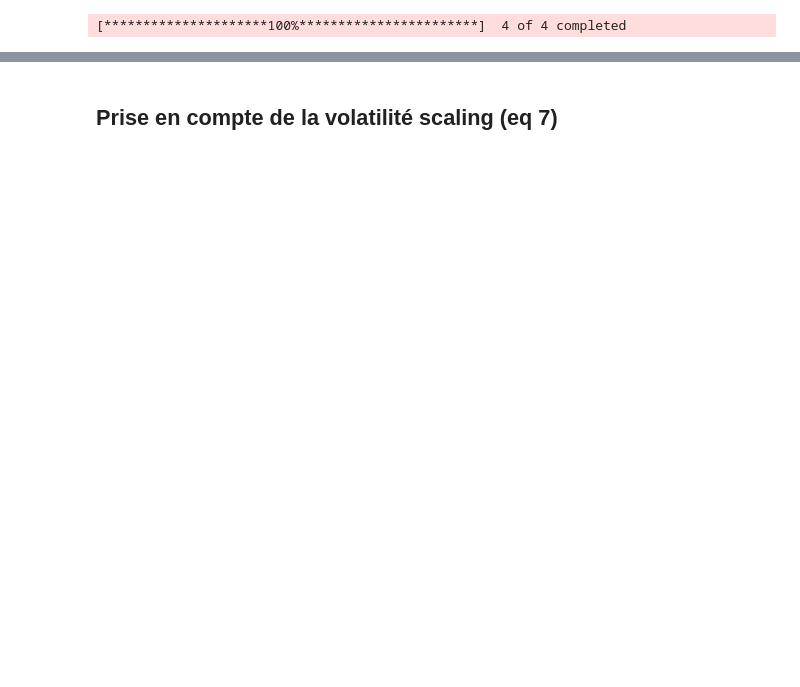
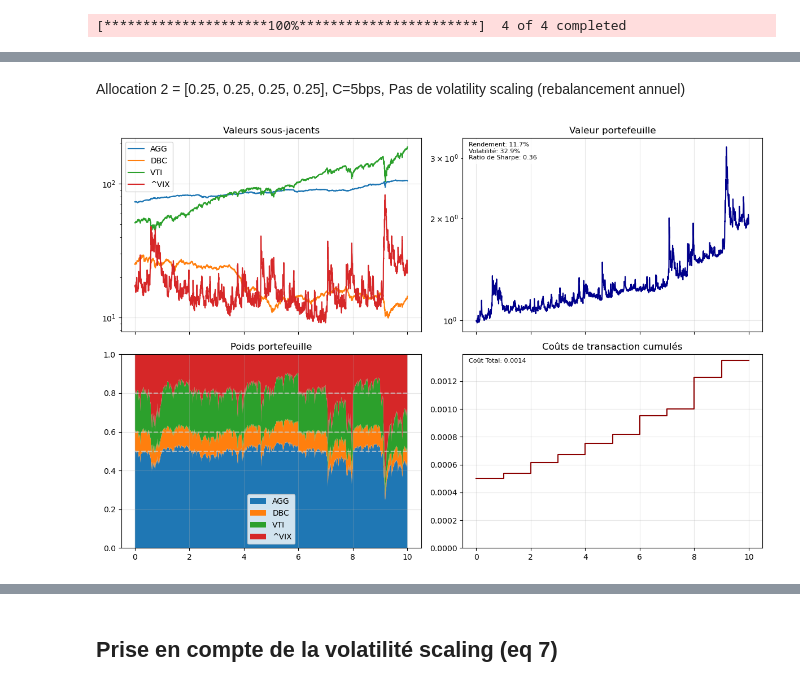
Before and after one commit to alexandreviard/DL-Portfolio-CMAP, a Jupyter notebook: massyle/allocation_article_zhang_DL.ipynb, the cells around one changed output, grey strips where cells are left out. Cells and saved outputs as stored; diff of their text form; code cells hidden in the pictures; blank space fills up the shorter version.

```diff
--- a/massyle/allocation_article_zhang_DL.ipynb
+++ b/massyle/allocation_article_zhang_DL.ipynb
@@ -135,0 +164,17 @@ Sharpe ratio : 0.9294
+# %% [markdown]
+Allocation 2 = [0.25, 0.25, 0.25, 0.25], C=5bps, Pas de volatility scaling (rebalancement annuel)
+# %%
+t, portfolio_value, weights_actual, weights_target, index_rebalancing, rebalancing_cost = simulate_portfolio(spot, years, allocation2, C=0.0005, rebalancing_freq='yearly')
+
+fig, axes = plot_portfolio_analysis(
+    t=t,
+    spot=spot,
+    portfolio_value=portfolio_value,
+    weights_actual=weights_actual,
+    weights_target=weights_target,
+    index_rebalancing=index_rebalancing,
+    rebalancing_cost=rebalancing_cost
+)
+plt.show()
+# %% [output]
+[figure, added]
```
Also changed, not shown: parts of 55 cells of this notebook, 1 other file.
